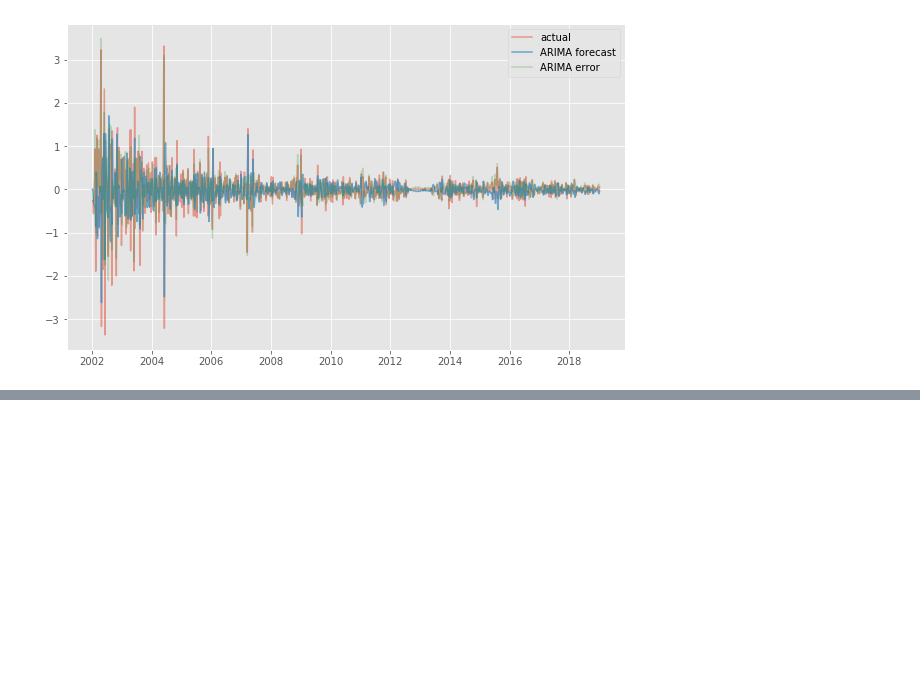
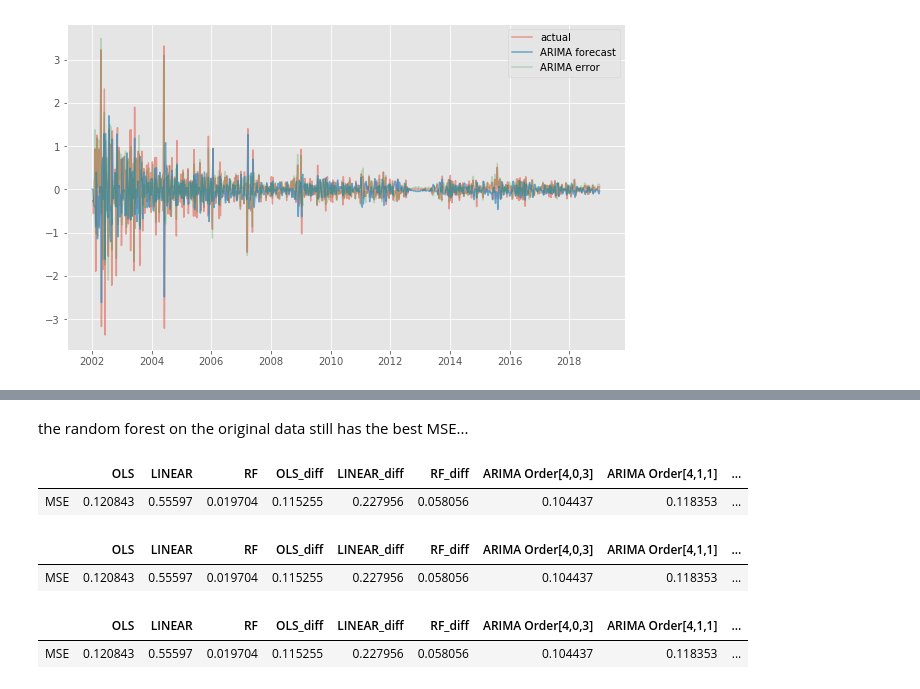
Before and after one commit to jrpaige/Solar, a Jupyter notebook: Solar_TS_Model.ipynb, the cells around one changed output, grey strips where cells are left out. Cells and saved outputs as stored; diff of their text form; code cells hidden in the pictures; blank space fills up the shorter version.

```diff
--- a/Solar_TS_Model.ipynb
+++ b/Solar_TS_Model.ipynb
@@ -331,0 +353,8 @@ mean_squared_error(diff.dropna(), arima_forecast[1:])
+# %% [markdown]
+the random forest on the original data still has the best MSE...
+# %%
+just_mse = all_s[['MSE']]
+just_mse.T
+# %% [output]
+|  | OLS | LINEAR | RF | OLS_diff | LINEAR_diff | RF_diff | ARIMA Order[4,0,3] | ARIMA Order[4,1,1] | ... |
+| MSE | 0.120843 | 0.55597 | 0.019704 | 0.115255 | 0.227956 | 0.058056 | 0.104437 | 0.118353 | ... |
@@ -331,0 +363,5 @@ mean_squared_error(diff.dropna(), arima_forecast[1:])
+# %%
+just_mse
+# %% [output]
+|  | OLS | LINEAR | RF | OLS_diff | LINEAR_diff | RF_diff | ARIMA Order[4,0,3] | ARIMA Order[4,1,1] | ... |
+| MSE | 0.120843 | 0.55597 | 0.019704 | 0.115255 | 0.227956 | 0.058056 | 0.104437 | 0.118353 | ... |
@@ -331,0 +378,5 @@ mean_squared_error(diff.dropna(), arima_forecast[1:])
+# %%
+just_mse.T
+# %% [output]
+|  | OLS | LINEAR | RF | OLS_diff | LINEAR_diff | RF_diff | ARIMA Order[4,0,3] | ARIMA Order[4,1,1] | ... |
+| MSE | 0.120843 | 0.55597 | 0.019704 | 0.115255 | 0.227956 | 0.058056 | 0.104437 | 0.118353 | ... |
```
Also changed, not shown: parts of 12 cells of this notebook.
